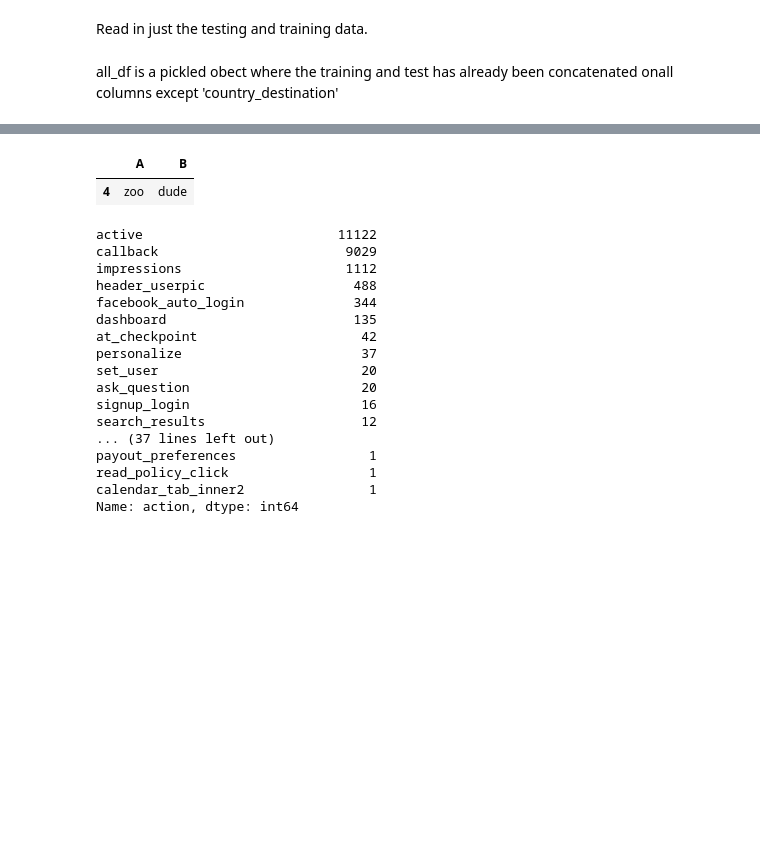
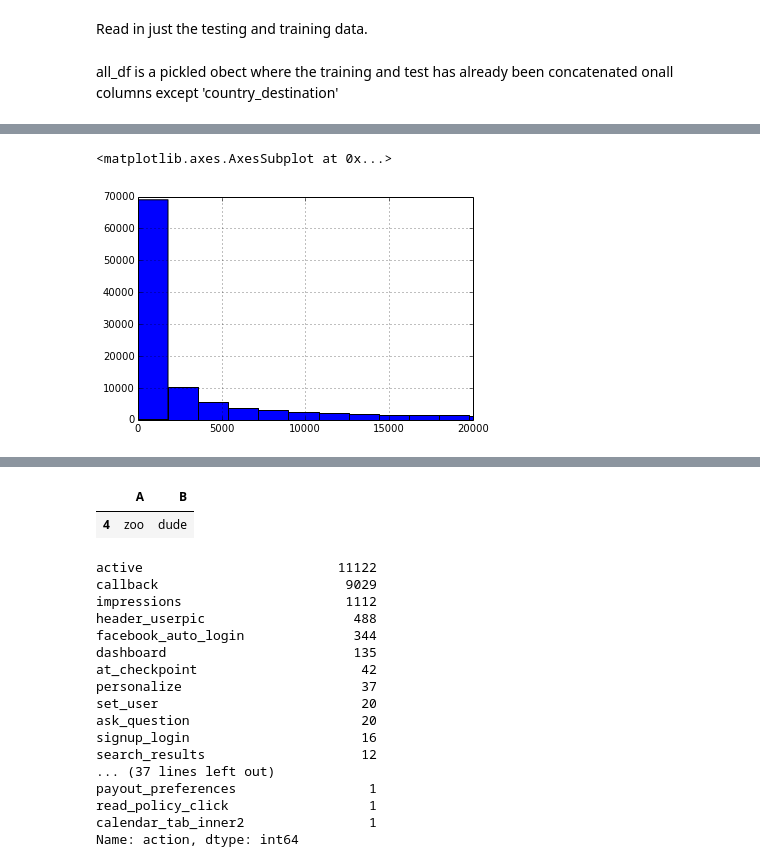
Before and after one commit to ily9000/Kaggle_AirBnB, a Jupyter notebook: scripts/sessions.ipynb, the cells around one changed output, grey strips where cells are left out. Saved outputs shown, nothing was run; the diff lists cells and outputs as text; code cells hidden in the pictures; blank space fills up the shorter version.

Commit message:
sessions ftr eng

```diff
--- a/scripts/sessions.ipynb
+++ b/scripts/sessions.ipynb
@@ -45,0 +35,8 @@ sessions
+# %%
+axes = plt.gca()
+axes.set_xlim([0,20000])
+#s.hist(ax=axes, bins= 1000)
+tr_sessions[tr_sessions.action == 'this_hosting_reviews']['secs_elapsed'].hist(bins = 1000)
+# %% [output]
+<matplotlib.axes.AxesSubplot at 0x...>
+[figure, added]
```
Also changed, not shown: parts of 44 cells of this notebook, 1 other file.
